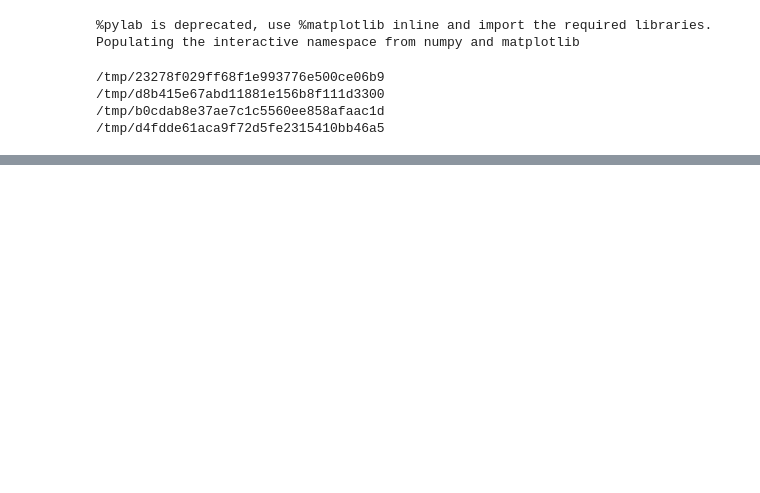
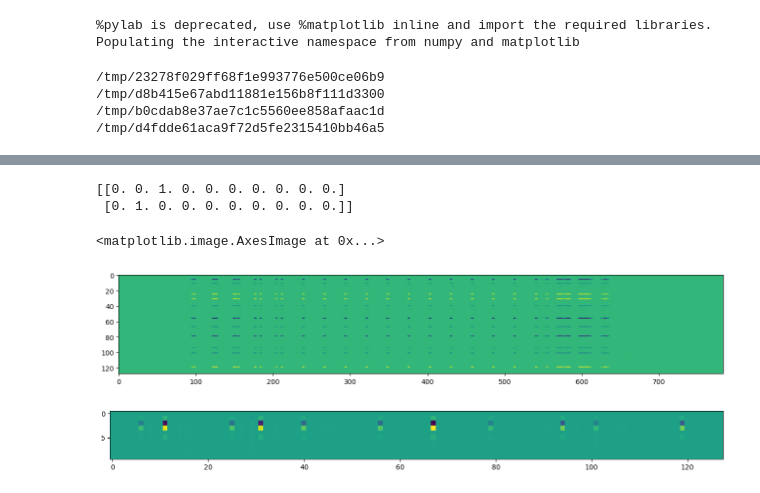
Before and after one commit to leosmaia21/mnisFromScratch, a Jupyter notebook: mnistFromScratch.ipynb, the cells around one changed output, grey strips where cells are left out. Drawn from its saved outputs; the diff is of its cells as text; code cells hidden in the pictures; blank space fills up the shorter version.

```diff
--- a/mnistFromScratch.ipynb
+++ b/mnistFromScratch.ipynb
@@ -110,0 +118,47 @@ tensor([   -26.9851,    -33.0883,    -14.6428,    -11.4841,    -31.0745,
+# %%
+
+def logsumexp(x):
+    c=x.max(axis=1)
+    return c + np.log(np.exp(x-c.reshape((-1,1))).sum(axis=1))
+
+#still to be understood
+samp = [1,2]
+out = np.zeros((len(samp),10), np.float32)
+out[range(out.shape[0]),Y_test[samp]] = 1
+
+print(out)
+#forward pass
+
+x = X_test[samp].reshape((-1, 28*28))
+x_l1 = x.dot(l1)
+x_relu = np.maximum(x_l1, 0)
+x_l2 = x_relu.dot(l2)
+x_lsm = x_l2 - logsumexp(x_l2).reshape((-1,1))
+x_loss =(-out * x_lsm).mean(axis=1)
+
+
+#backward pass  hard as fuck!!
+d_out = -out/len(samp)
+
+dx_lsm = d_out - np.exp(x_lsm)*d_out.sum(axis=1).reshape((-1,1))
+
+#derivative of l2
+d_l2 = x_relu.T.dot(dx_lsm)
+dx_relu = dx_lsm.dot(l2.T)
+
+#derivative of relu
+
+dx_l1 = (x_relu > 0).astype(np.float32) * dx_relu
+
+#derivative of l1
+d_l1 = x.T.dot(dx_l1)
+
+imshow(d_l1.T)
+figure()
+imshow(d_l2.T)
+# %% [output]
+[[0. 0. 1. 0. 0. 0. 0. 0. 0. 0.]
+ [0. 1. 0. 0. 0. 0. 0. 0. 0. 0.]]
+<matplotlib.image.AxesImage at 0x...>
+[figure, added]
+[figure, added]
```
Also changed, not shown: parts of 6 cells of this notebook.
